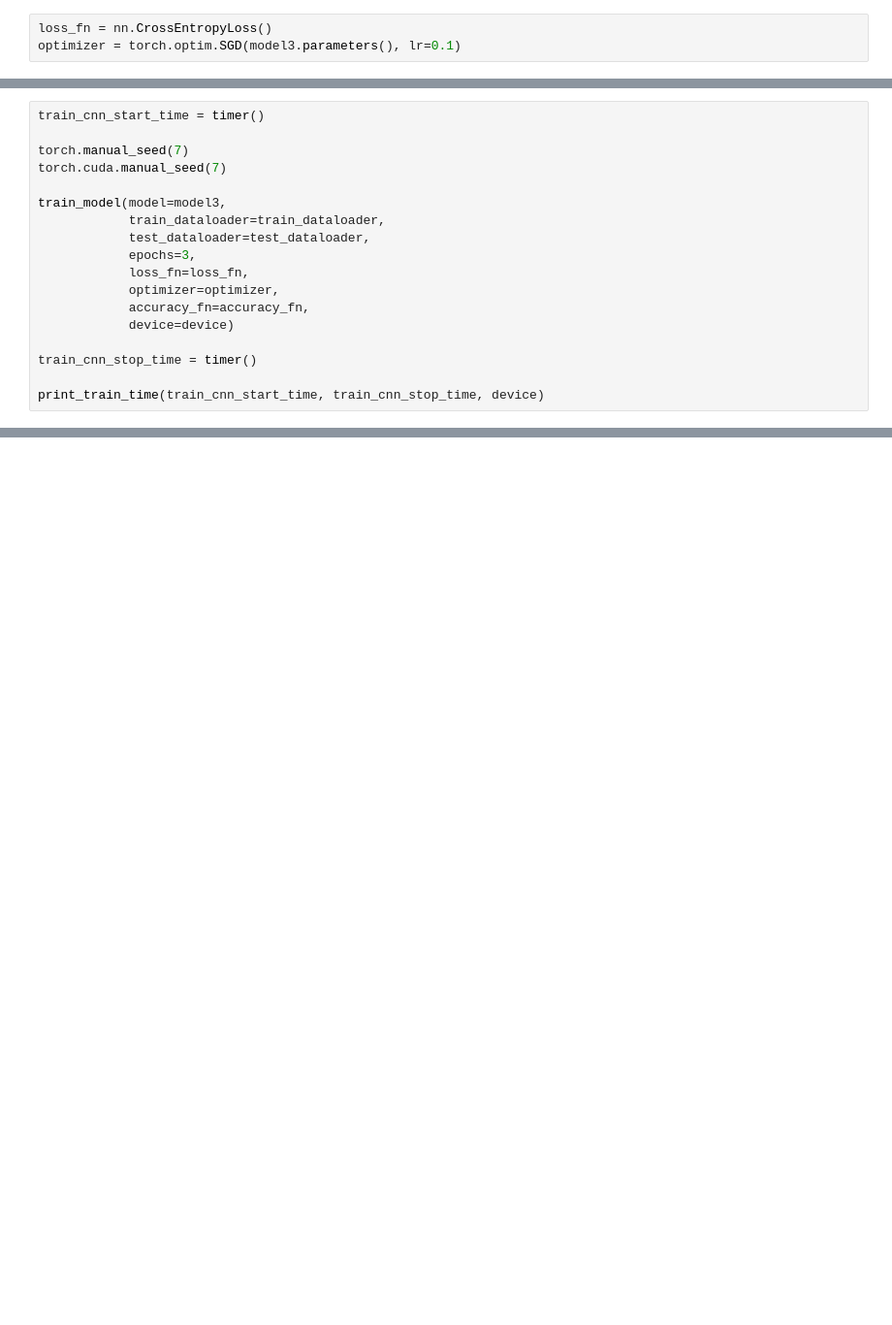
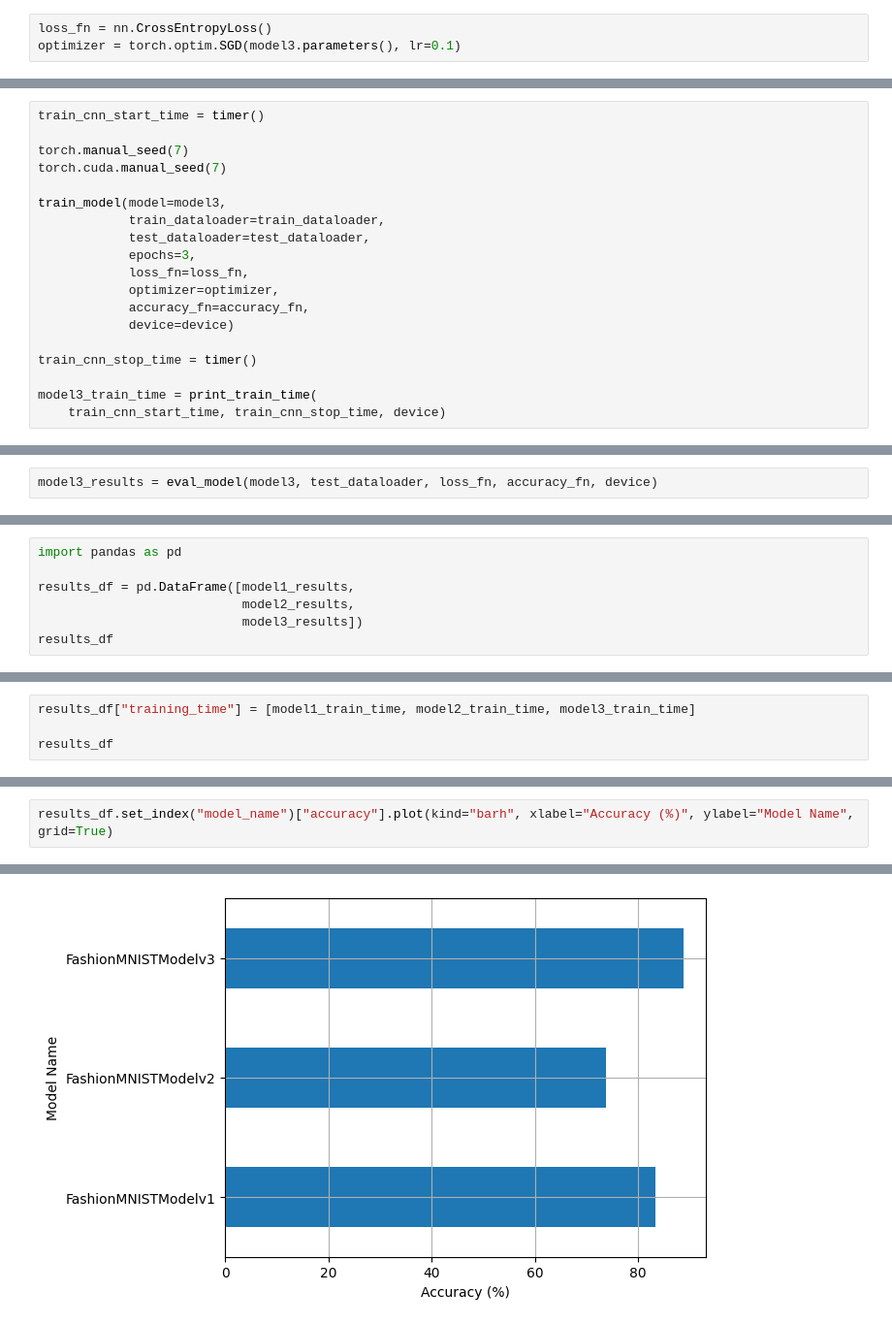
Before and after one commit to TalhaPekdemir/learning-pytorch, a Jupyter notebook: computer-vision.ipynb, the cells around one changed output, grey strips where cells are left out. Shown at 97% size. Drawn from its saved outputs; the diff is of its cells as text; blank space fills up the shorter version.

```diff
--- a/computer-vision.ipynb
+++ b/computer-vision.ipynb
@@ -636,7 +785,8 @@ train_model(model=model3,
 
 train_cnn_stop_time = timer()
 
-print_train_time(train_cnn_start_time, train_cnn_stop_time, device)
+model3_train_time = print_train_time(
+    train_cnn_start_time, train_cnn_stop_time, device)
 # %% [output]
 Epoch 1
 
@@ -656,0 +809,2 @@ Elapsed time on device cuda: 107.005204 seconds.
+# %%
+model3_results = eval_model(model3, test_dataloader, loss_fn, accuracy_fn, device)
@@ -656,0 +817,7 @@ Elapsed time on device cuda: 107.005204 seconds.
+# %%
+import pandas as pd
+
+results_df = pd.DataFrame([model1_results,
+                           model2_results,
+                           model3_results])
+results_df
@@ -656,0 +835,4 @@ Elapsed time on device cuda: 107.005204 seconds.
+# %%
+results_df["training_time"] = [model1_train_time, model2_train_time, model3_train_time]
+
+results_df
@@ -656,0 +844,3 @@ Elapsed time on device cuda: 107.005204 seconds.
+# %%
+results_df.set_index("model_name")["accuracy"].plot(kind="barh", xlabel="Accuracy (%)", ylabel="Model Name", grid=True)
+# %% [output]
@@ -656,0 +848 @@ Elapsed time on device cuda: 107.005204 seconds.
+[figure, added]
```
Also changed, not shown: parts of 69 cells of this notebook.
